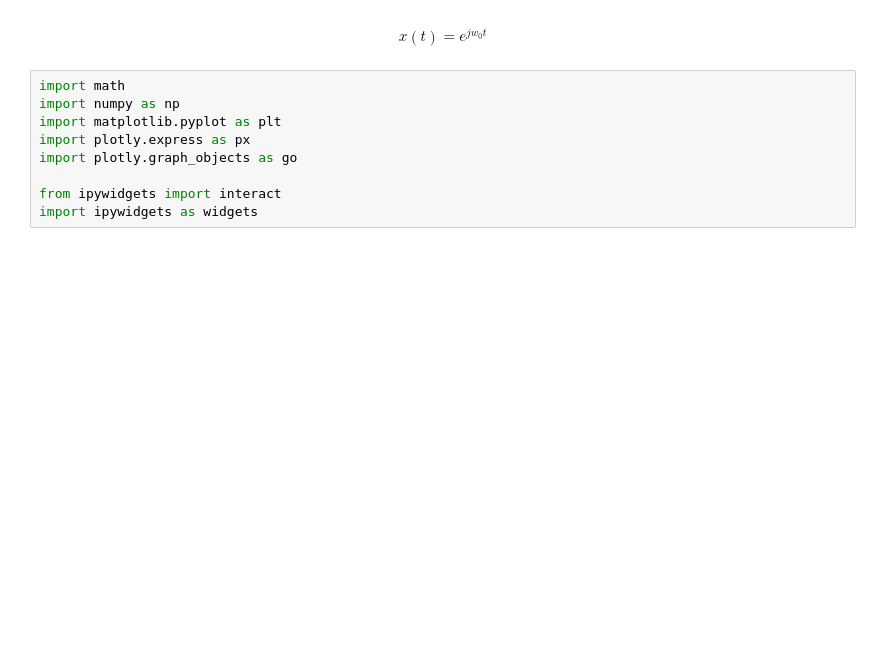
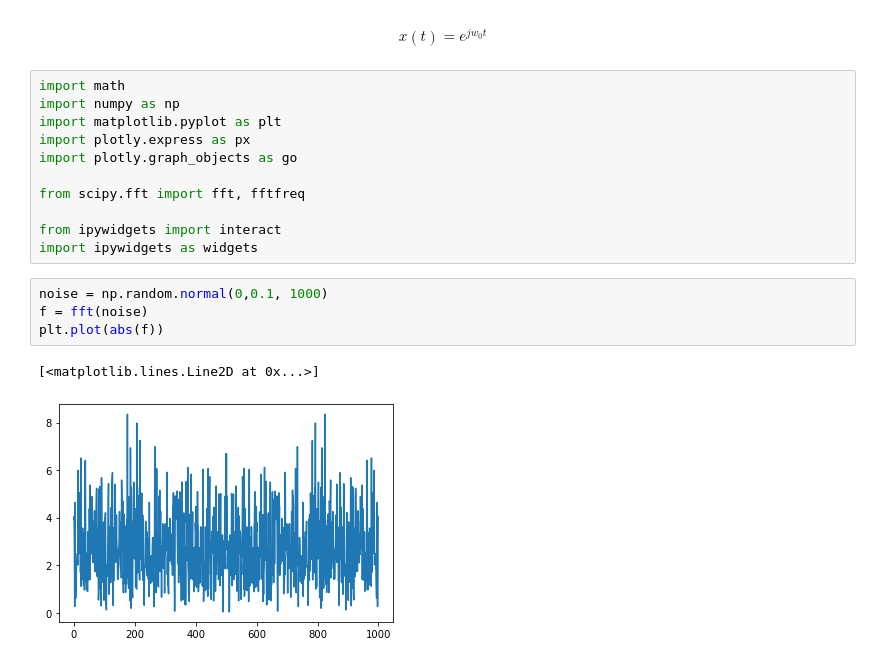
Before and after one commit to ha-y0ung-kim/Signal-processing-py, a Jupyter notebook: test.ipynb, the cells around one changed output. Cells and saved outputs as stored; diff of their text form; blank space fills up the shorter version.

```diff
--- a/test.ipynb
+++ b/test.ipynb
@@ -7,8 +7,17 @@ import matplotlib.pyplot as plt
 import plotly.express as px
 import plotly.graph_objects as go
 
+from scipy.fft import fft, fftfreq
+
 from ipywidgets import interact
 import ipywidgets as widgets
+# %%
+noise = np.random.normal(0,0.1, 1000)
+f = fft(noise)
+plt.plot(abs(f))
+# %% [output]
+[<matplotlib.lines.Line2D at 0x...>]
+[figure, added]
 # %%
 # continouous time
 t = np.arange(-10,10,0.01)
```
Also changed, not shown: parts of 1 cell of this notebook.
